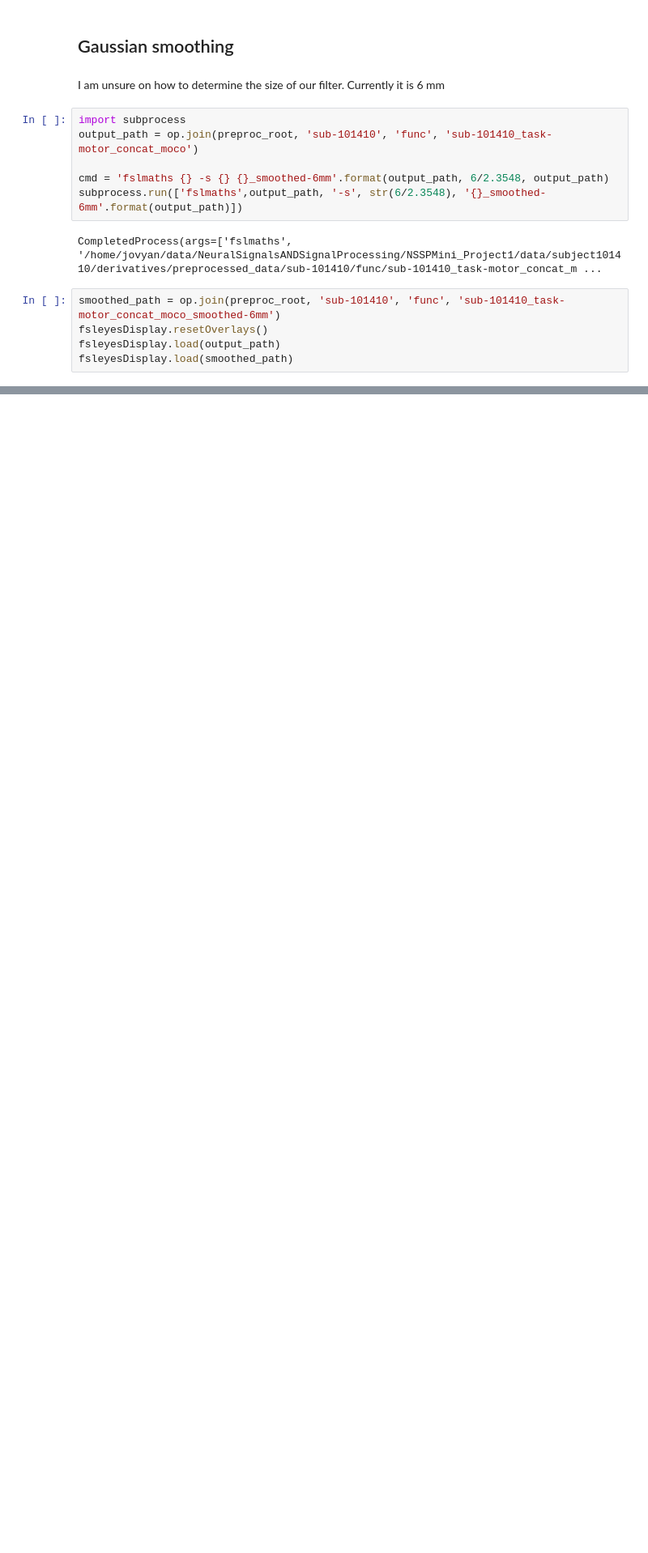
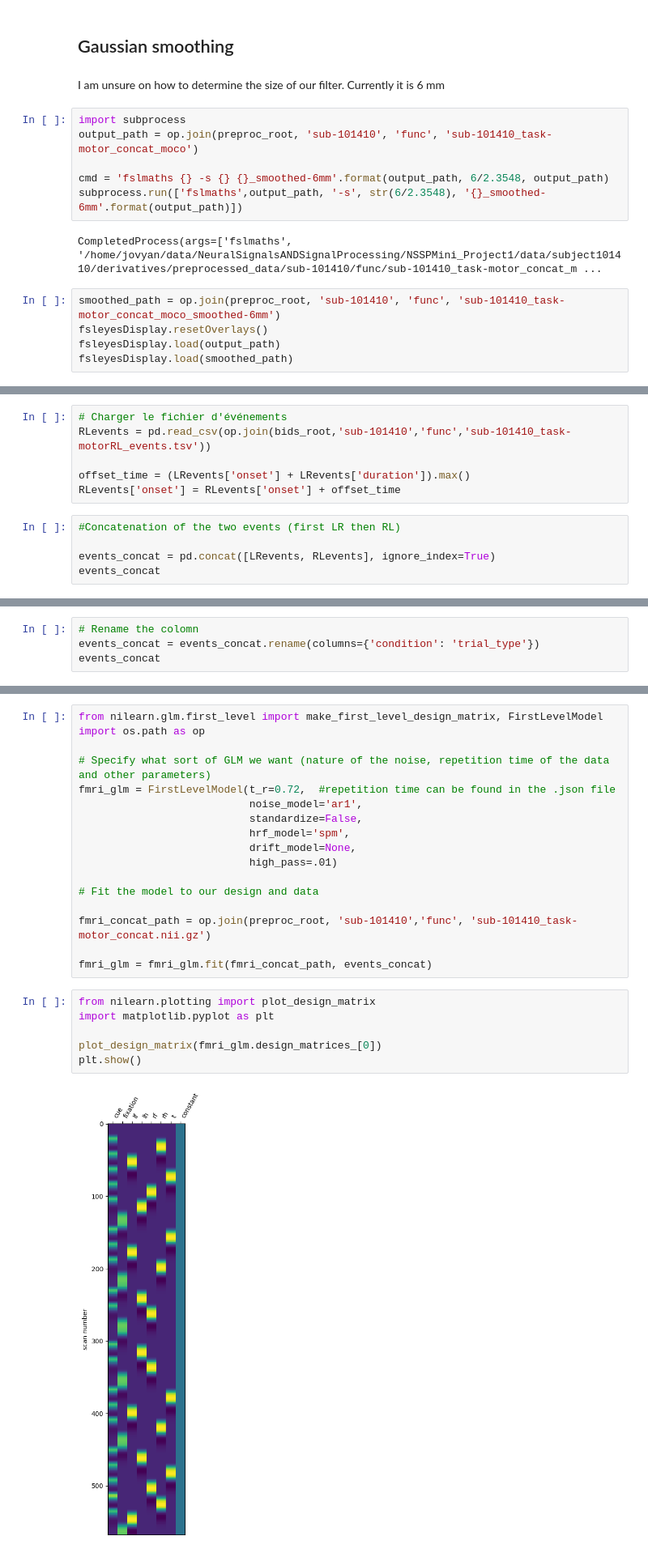
Before and after one commit to Rose-Kapps/NSSPMini_Project1, a Jupyter notebook: mini_project_1.ipynb, the cells around one changed output, grey strips where cells are left out. Shown: that part at 81% size. Saved outputs shown, nothing was run; the diff lists cells and outputs as text; blank space fills up the shorter version.

```diff
--- a/mini_project_1.ipynb
+++ b/mini_project_1.ipynb
@@ -615,0 +664,11 @@ fsleyesDisplay.load(smoothed_path)
+# %%
+# Charger le fichier d'événements
+RLevents = pd.read_csv(op.join(bids_root,'sub-101410','func','sub-101410_task-motorRL_events.tsv'))
+
+offset_time = (LRevents['onset'] + LRevents['duration']).max()
+RLevents['onset'] = RLevents['onset'] + offset_time
+# %%
+#Concatenation of the two events (first LR then RL)
+
+events_concat = pd.concat([LRevents, RLevents], ignore_index=True)
+events_concat
@@ -615,0 +693,4 @@ fsleyesDisplay.load(smoothed_path)
+# %%
+# Rename the colomn
+events_concat = events_concat.rename(columns={'condition': 'trial_type'})
+events_concat
@@ -615,0 +715,25 @@ fsleyesDisplay.load(smoothed_path)
+# %%
+from nilearn.glm.first_level import make_first_level_design_matrix, FirstLevelModel
+import os.path as op
+
+# Specify what sort of GLM we want (nature of the noise, repetition time of the data and other parameters)
+fmri_glm = FirstLevelModel(t_r=0.72,  #repetition time can be found in the .json file
+                           noise_model='ar1',
+                           standardize=False,
+                           hrf_model='spm',
+                           drift_model=None,
+                           high_pass=.01)
+
+# Fit the model to our design and data
+
+fmri_concat_path = op.join(preproc_root, 'sub-101410','func', 'sub-101410_task-motor_concat.nii.gz')
+
+fmri_glm = fmri_glm.fit(fmri_concat_path, events_concat)
+# %%
+from nilearn.plotting import plot_design_matrix
+import matplotlib.pyplot as plt
+
+plot_design_matrix(fmri_glm.design_matrices_[0])
+plt.show()
+# %% [output]
+[figure, added]
```
Also changed, not shown: parts of 19 cells of this notebook, 1 other file.
